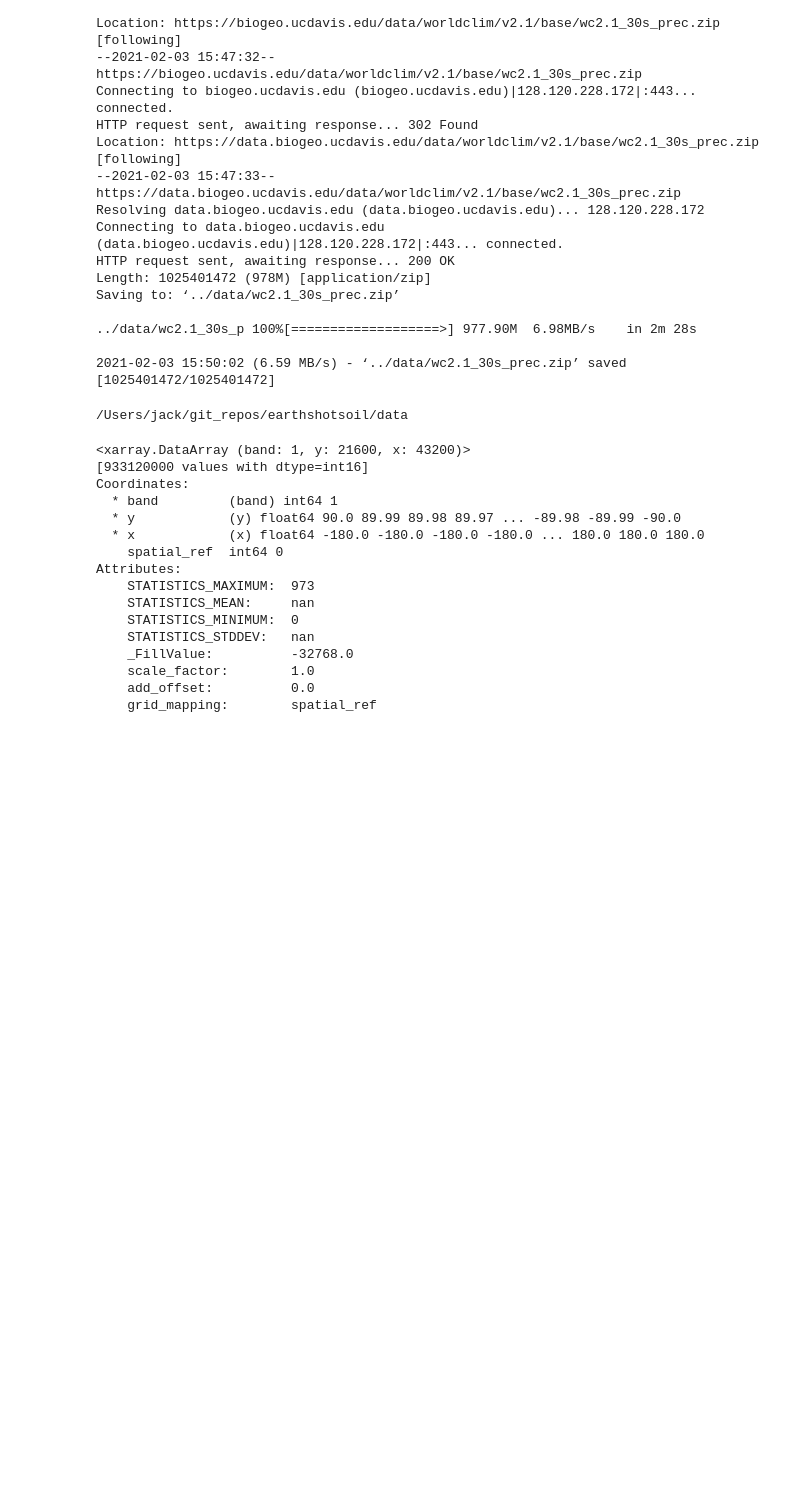
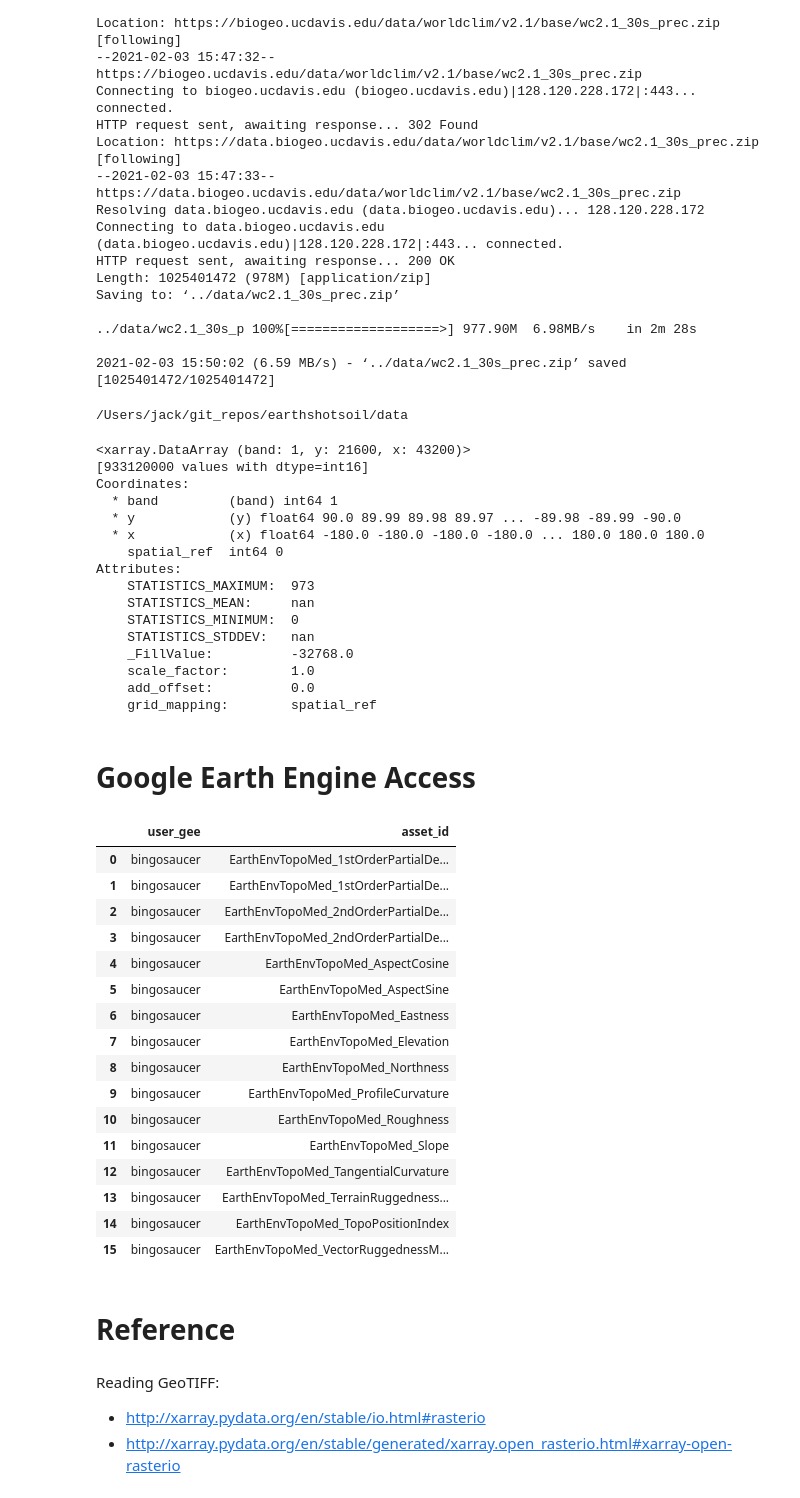
Before and after one commit to qAp/earthshotsoil, a Jupyter notebook: nbs/01_environ_covariates.ipynb, the cells around one changed output. Cells and saved outputs as stored; diff of their text form; code cells hidden in the pictures; blank space fills up the shorter version.

Commit message:
Display available datasets
Show GEE user and Asset ID.

```diff
--- a/nbs/01_environ_covariates.ipynb
+++ b/nbs/01_environ_covariates.ipynb
@@ -16,4 +17,4 @@ import xarray as xr
 import rioxarray
 # %%
 #export
-URLs = easydict.EasyDict()
+DATA_SRC = EasyDict()
@@ -414,3 +447,35 @@ Attributes:
     scale_factor:        1.0
     add_offset:          0.0
     grid_mapping:        spatial_ref
+# %% [markdown]
+# Google Earth Engine Access
+# %%
+df = pd.DataFrame.from_dict(DATA_SRC).T.reset_index()
+df.rename({'index':'asset_id'}, axis=1, inplace=True)
+
+df = df[df.asset_id.notna() & df.user_gee.notna()]
+df[['user_gee', 'asset_id']].reset_index(drop=True)
+# %% [output]
+|  | user_gee | asset_id |
+| 0 | bingosaucer | EarthEnvTopoMed_1stOrderPartialDe... |
+| 1 | bingosaucer | EarthEnvTopoMed_1stOrderPartialDe... |
+| 2 | bingosaucer | EarthEnvTopoMed_2ndOrderPartialDe... |
+| 3 | bingosaucer | EarthEnvTopoMed_2ndOrderPartialDe... |
+| 4 | bingosaucer | EarthEnvTopoMed_AspectCosine |
+| 5 | bingosaucer | EarthEnvTopoMed_AspectSine |
+| 6 | bingosaucer | EarthEnvTopoMed_Eastness |
+| 7 | bingosaucer | EarthEnvTopoMed_Elevation |
+| 8 | bingosaucer | EarthEnvTopoMed_Northness |
+| 9 | bingosaucer | EarthEnvTopoMed_ProfileCurvature |
+| 10 | bingosaucer | EarthEnvTopoMed_Roughness |
+| 11 | bingosaucer | EarthEnvTopoMed_Slope |
+| 12 | bingosaucer | EarthEnvTopoMed_TangentialCurvature |
+| 13 | bingosaucer | EarthEnvTopoMed_TerrainRuggedness... |
+| 14 | bingosaucer | EarthEnvTopoMed_TopoPositionIndex |
+| 15 | bingosaucer | EarthEnvTopoMed_VectorRuggednessM... |
+# %% [markdown]
+# Reference
+# %% [markdown]
+Reading GeoTIFF:
+- http://xarray.pydata.org/en/stable/io.html#rasterio
+- http://xarray.pydata.org/en/stable/generated/xarray.open_rasterio.html#xarray-open-rasterio
```
Also changed, not shown: parts of 40 cells of this notebook.
